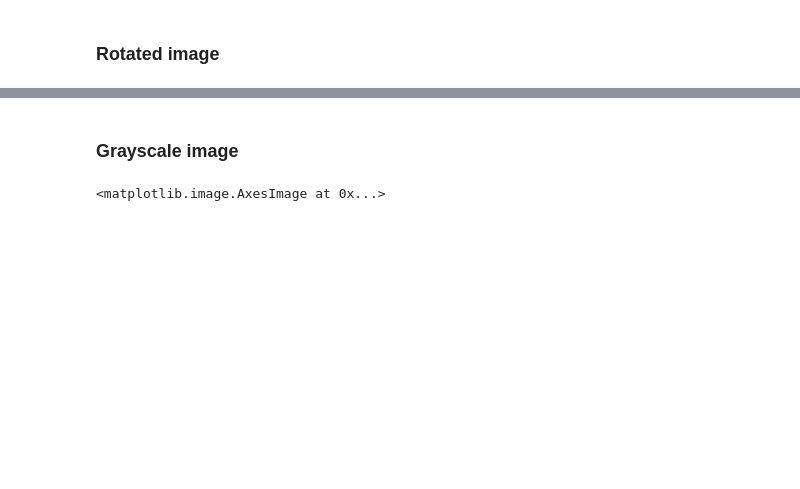
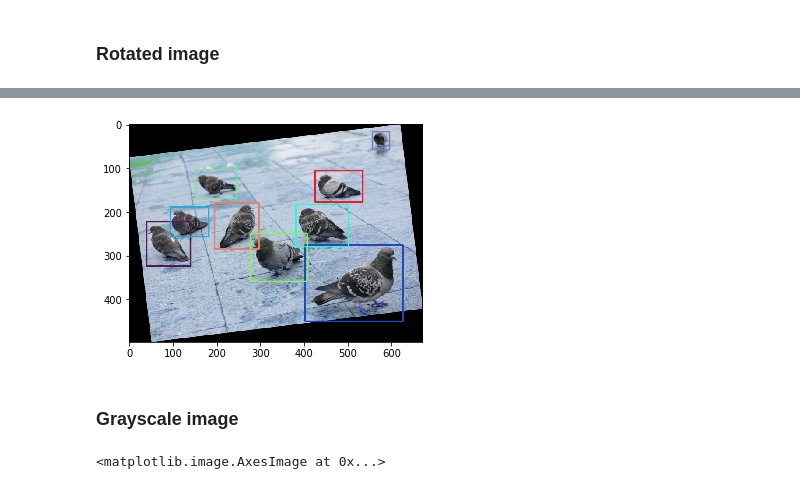
Before and after one commit to happy-unicorn/python-yolov5-augmentation, a Jupyter notebook: research.ipynb, the cells around one changed output, grey strips where cells are left out. Drawn from its saved outputs; the diff is of its cells as text; code cells hidden in the pictures; blank space fills up the shorter version.

```diff
--- a/research.ipynb
+++ b/research.ipynb
@@ -73,0 +50,96 @@ plt.imshow(rotate_image(image, angle))
+# %%
+def from_yolo(x1, y1, x2, y2, H, W):
+    bbox_width = x2 * W
+    bbox_height = y2 * H
+    center_x = x1 * W
+    center_y = y1 * H
+
+    voc = []
+
+    voc.append(center_x - (bbox_width / 2))
+    voc.append(center_y - (bbox_height / 2))
+    voc.append(center_x + (bbox_width / 2))
+    voc.append(center_y + (bbox_height / 2))
+
+    return [int(v) for v in voc]
+
+
+def to_yolo(corner, H, W):
+    bbox_W = corner[3] - corner[1]
+    bbox_H = corner[4] - corner[2]
+
+    center_bbox_x = (corner[1] + corner[3]) / 2
+    center_bbox_y = (corner[2] + corner[4]) / 2
+
+    return corner[0], round(center_bbox_x / W, 6), round(center_bbox_y / H, 6), round(bbox_W / W, 6), round(bbox_H / H,
+                                                                                                            6)
+
+def rotate_labels(labels, rotation_angle, image, rotated_image):
+    new_height, new_width = rotated_image.shape[:2]
+    rotation_angle = math.radians(rotation_angle)
+    rot_matrix = np.array([[np.cos(rotation_angle), -np.sin(rotation_angle)], [np.sin(rotation_angle), np.cos(rotation_angle)]])
+
+    new_bbox = []
+
+
+    H, W = image.shape[:2]
+
+    for bbox in labels:
+        if len(bbox) > 1:
+            (center_x, center_y, bbox_width, bbox_height) = from_yolo(float(bbox[1]), float(bbox[2]), float(bbox[3]), float(bbox[4]), H, W)
+
+            upper_left_corner_shift = (center_x - W / 2, -H / 2 + center_y)
+            upper_right_corner_shift = (bbox_width - W / 2, -H / 2 + center_y)
+            lower_left_corner_shift = (center_x - W / 2, -H / 2 + bbox_height)
+            lower_right_corner_shift = (bbox_width - W / 2, -H / 2 + bbox_height)
+
+            new_lower_right_corner = [-1, -1]
+            new_upper_left_corner = []
+
+            for i in (upper_left_corner_shift, upper_right_corner_shift, lower_left_corner_shift,
+                      lower_right_corner_shift):
+                new_coords = np.matmul(rot_matrix, np.array((i[0], -i[1])))
+                x_prime, y_prime = new_width / 2 + new_coords[0], new_height / 2 - new_coords[1]
+                if new_lower_right_corner[0] < x_prime:
+                    new_lower_right_corner[0] = x_prime
+                if new_lower_right_corner[1] < y_prime:
+                    new_lower_right_corner[1] = y_prime
+
+                if len(new_upper_left_corner) > 0:
+                    if new_upper_left_corner[0] > x_prime:
+                        new_upper_left_corner[0] = x_prime
+                    if new_upper_left_corner[1] > y_prime:
+                        new_upper_left_corner[1] = y_prime
+                else:
+                    new_upper_left_corner.append(x_prime)
+                    new_upper_left_corner.append(y_prime)
+
+            new_bbox.append(to_yolo([bbox[0], new_upper_left_corner[0], new_upper_left_corner[1], new_lower_right_corner[0], new_lower_right_corner[1]], new_height, new_width))
+
+    return np.array(new_bbox)
+
+
+def rotate_image(image, angleInDegrees):
+    h, w = image.shape[:2]
+    img_c = (w / 2, h / 2)
+
+    rot = cv2.getRotationMatrix2D(img_c, angleInDegrees, 1)
+
+    rad = math.radians(angleInDegrees)
+    sin = math.sin(rad)
+    cos = math.cos(rad)
+    b_w = int((h * abs(sin)) + (w * abs(cos)))
+    b_h = int((h * abs(cos)) + (w * abs(sin)))
+
+    rot[0, 2] += ((b_w / 2) - img_c[0])
+    rot[1, 2] += ((b_h / 2) - img_c[1])
+
+    outImg = cv2.warpAffine(image, rot, (b_w, b_h), flags=cv2.INTER_LINEAR)
+    return outImg
+
+angle = random.randint(5, 50)
+rotated_image = rotate_image(image, angle)
+rotated_labels = rotate_labels(labels, angle, image, rotated_image)
+boxed_image = draw_rectangles(rotated_image, rotated_labels)
+plt.imshow(boxed_image)
+# %% [output]
@@ -74,3 +147,4 @@ plt.imshow(rotate_image(image, angle))
+[figure, added]
 # %% [markdown]
 ### Grayscale image
 # %%
```
Also changed, not shown: parts of 14 cells of this notebook, 1 other file.
